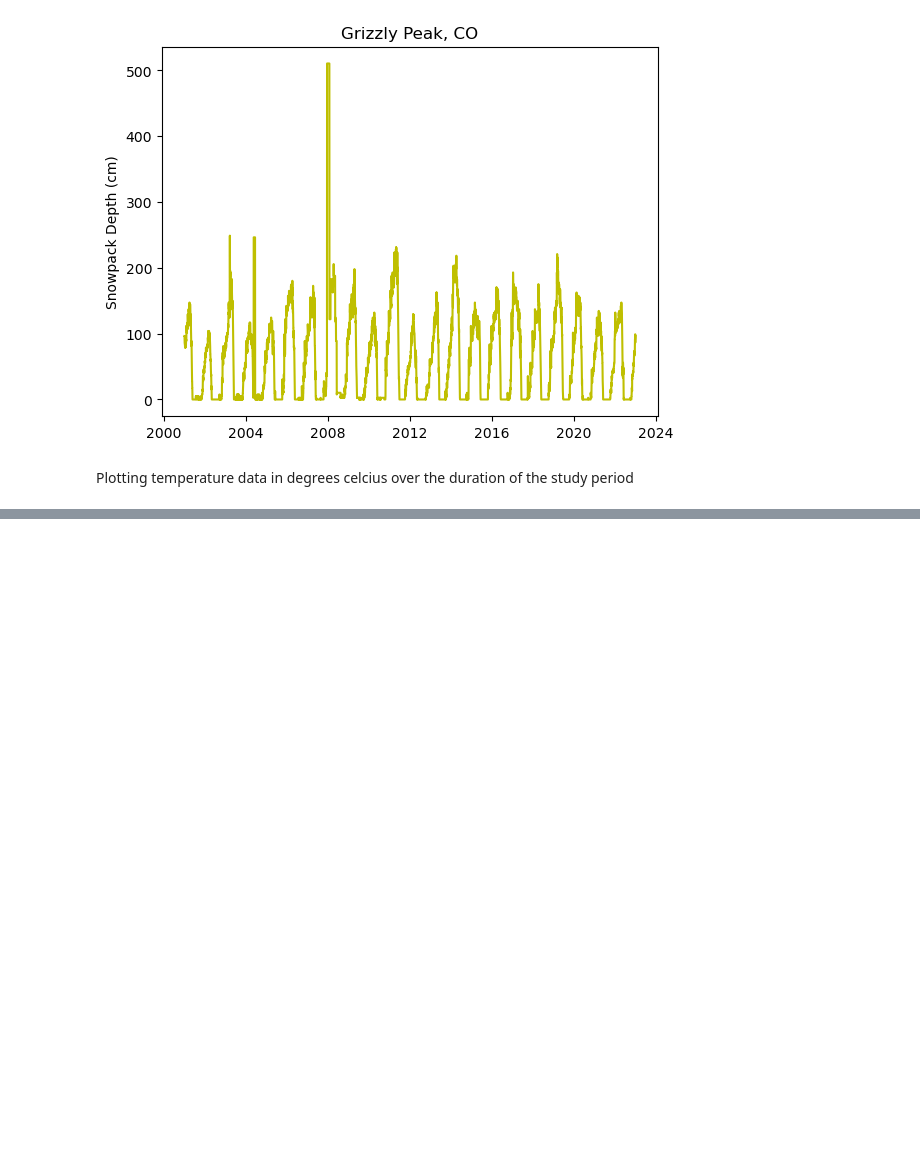
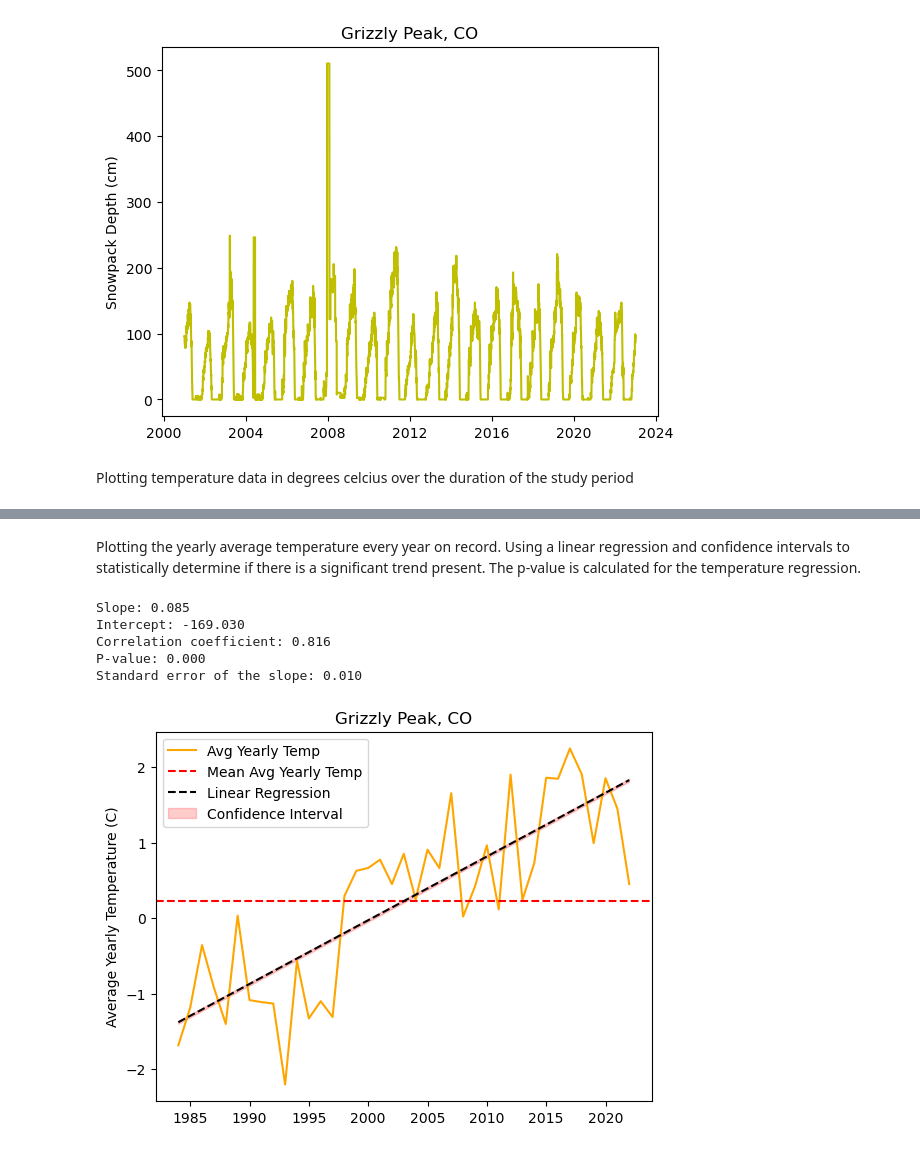
Before and after one commit to jeremy-larkin/ESCI796-Final-Project, a Jupyter notebook: CO Snowpack Project.ipynb, the cells around one changed output, grey strips where cells are left out. Saved outputs shown, nothing was run; the diff lists cells and outputs as text; code cells hidden in the pictures; blank space fills up the shorter version.

```diff
--- a/CO Snowpack Project.ipynb
+++ b/CO Snowpack Project.ipynb
@@ -141,0 +200,47 @@ Has the mean temperature each year shifted upwards (or downwards) in the last 40
+# %% [markdown]
+Plotting the yearly average temperature every year on record. Using a linear regression and confidence intervals to statistically determine if there is a significant trend present. The p-value is calculated for the temperature regression.
+# %%
+#%% Plot average yearly temperature over the record
+
+# Group temperature data by year and calculate mean temperature for each year
+temp_yearly_mean = data_temp['Ave Temp (C)'].groupby(data_temp.index.year).mean()
+
+# Perform linear regression analysis on mean yearly temperature data
+slope, intercept, r_value, p_value, std_err = stats.linregress(temp_yearly_mean.index, temp_yearly_mean)
+
+# Add trend line and confidence intervals to the plot
+trendline = slope * temp_yearly_mean.index + intercept
+ci_low = trendline - 1.96 * std_err
+ci_high = trendline + 1.96 * std_err
+
+# Plot yearly average temperature over the record of time
+fig, ax = plt.subplots()
+# Plot average yearly temperature
+ax.plot(temp_yearly_mean.index, temp_yearly_mean,'orange',label='Avg Yearly Temp')
+# Plot mean average yearly temperature
+ax.axhline(np.mean(temp_yearly_mean),color='r',linestyle='--',label='Mean Avg Yearly Temp')
+#Set y label
+ax.set_ylabel('Average Yearly Temperature (C)')
+# Add linear regression to plot
+ax.plot(temp_yearly_mean.index, trendline, 'k--',label='Linear Regression')
+ax.fill_between(temp_yearly_mean.index, ci_low, ci_high, color='r', alpha=0.2, label='Confidence Interval')
+# Set y label
+ax.set_ylabel('Average Yearly Temperature (C)')
+# Add figure title
+ax.set_title(fig_title)
+# Add legend
+plt.legend()
+
+# Print regression results
+print(f"Slope: {slope:.3f}")
+print(f"Intercept: {intercept:.3f}")
+print(f"Correlation coefficient: {r_value:.3f}")
+print(f"P-value: {p_value:.3f}")
+print(f"Standard error of the slope: {std_err:.3f}")
+# %% [output]
+Slope: 0.085
+Intercept: -169.030
+Correlation coefficient: 0.816
+P-value: 0.000
+Standard error of the slope: 0.010
+[figure, added]
```
Also changed, not shown: parts of 24 cells of this notebook.
